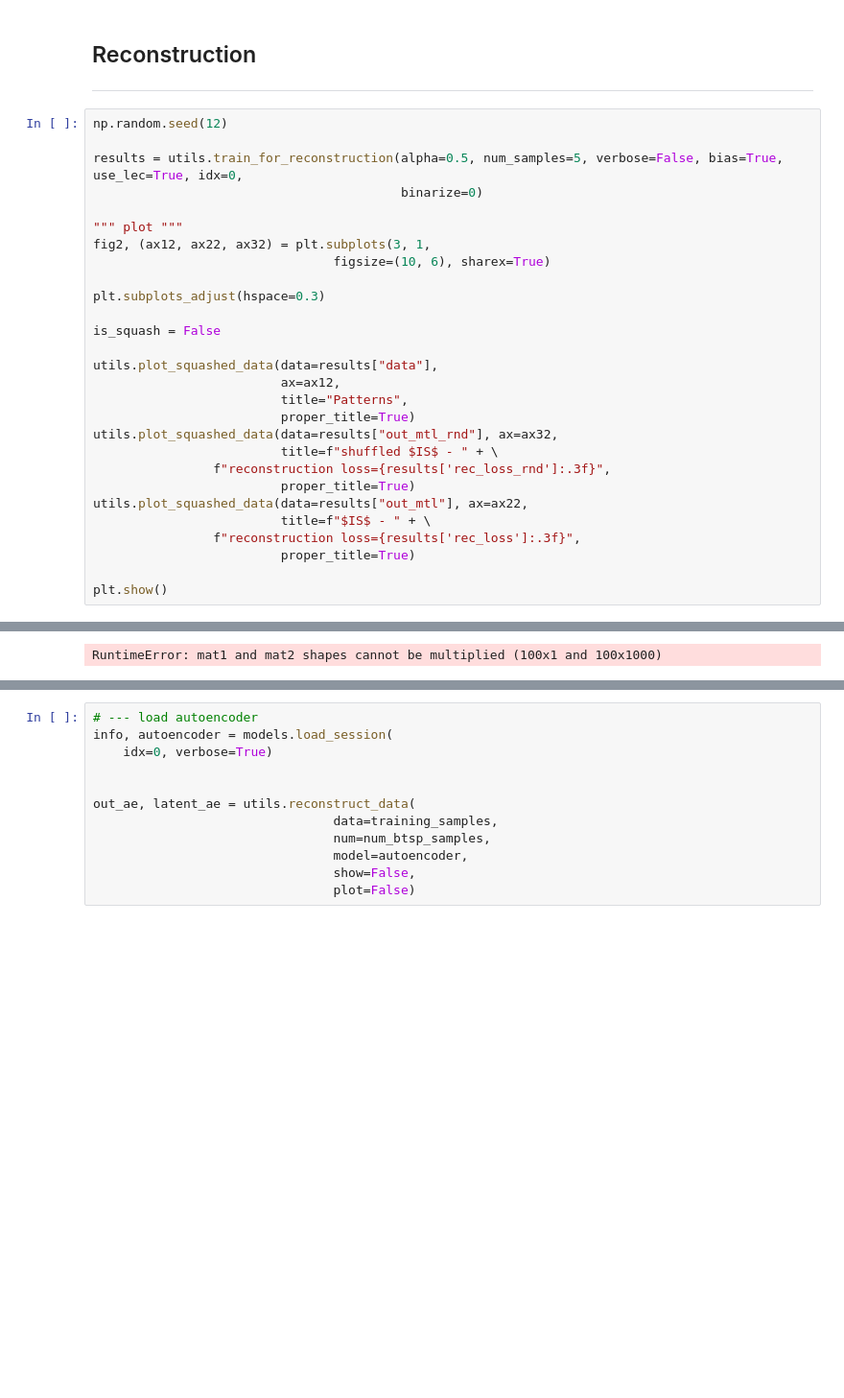
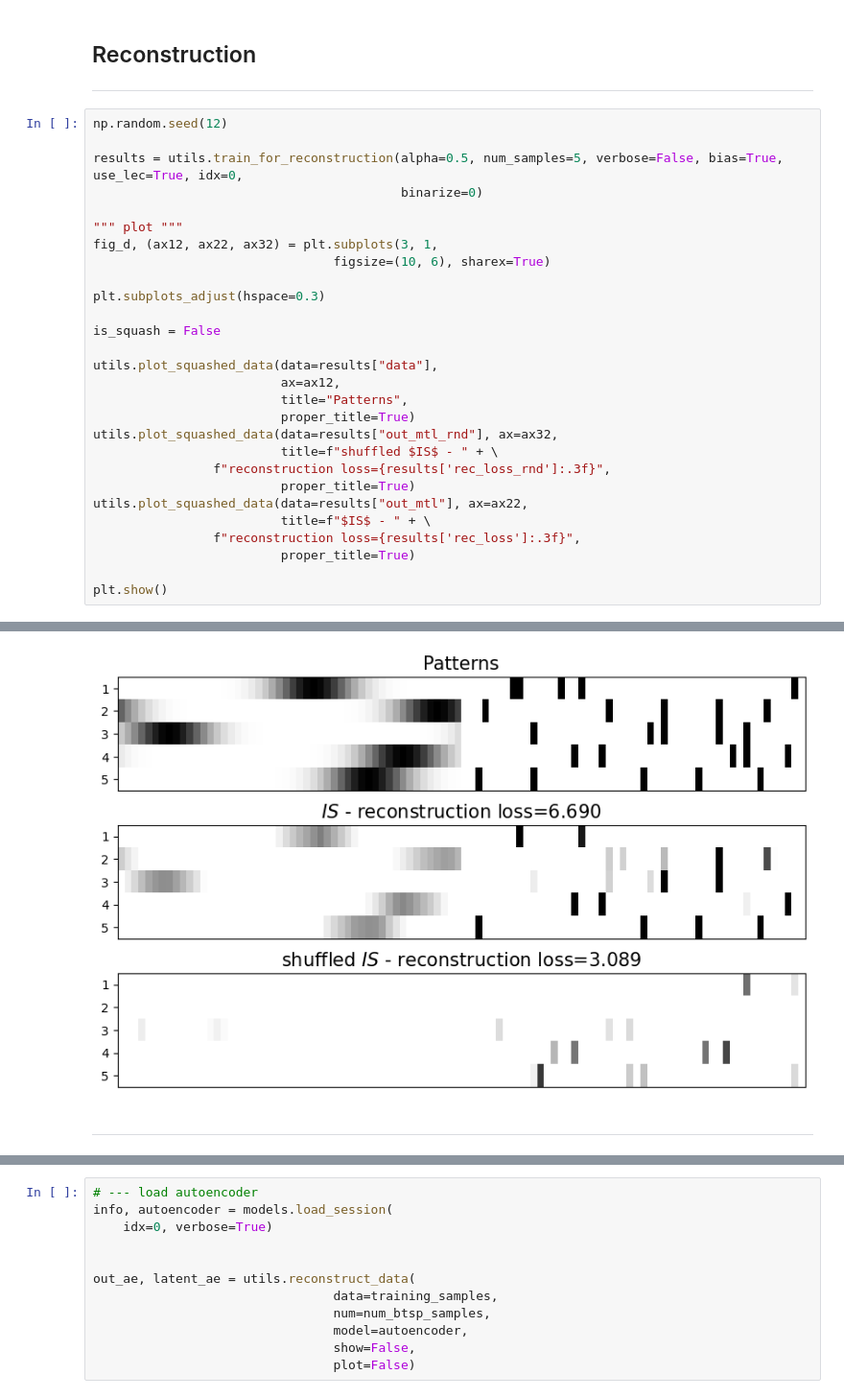
Before and after one commit to iKiru-hub/KAMemory, a Jupyter notebook: src/lab_figures_1.ipynb, the cells around one changed output, grey strips where cells are left out. Shown at 96% size. Saved outputs shown, nothing was run; the diff lists cells and outputs as text; blank space fills up the shorter version.

```diff
--- a/src/lab_figures_1.ipynb
+++ b/src/lab_figures_1.ipynb
@@ -64,7 +64,7 @@ results = utils.train_for_reconstruction(alpha=0.5, num_samples=5, verbose=False
                                          binarize=0)
 
 """ plot """
-fig2, (ax12, ax22, ax32) = plt.subplots(3, 1,
+fig_d, (ax12, ax22, ax32) = plt.subplots(3, 1,
                                 figsize=(10, 6), sharex=True)
 
 plt.subplots_adjust(hspace=0.3)
@@ -94 +95,3 @@ plt.show()
-RuntimeError: mat1 and mat2 shapes cannot be multiplied (100x1 and 100x1000)
+[figure, added]
+# %% [markdown]
+---
```
Also changed, not shown: parts of 8 cells of this notebook, 1 other file.
